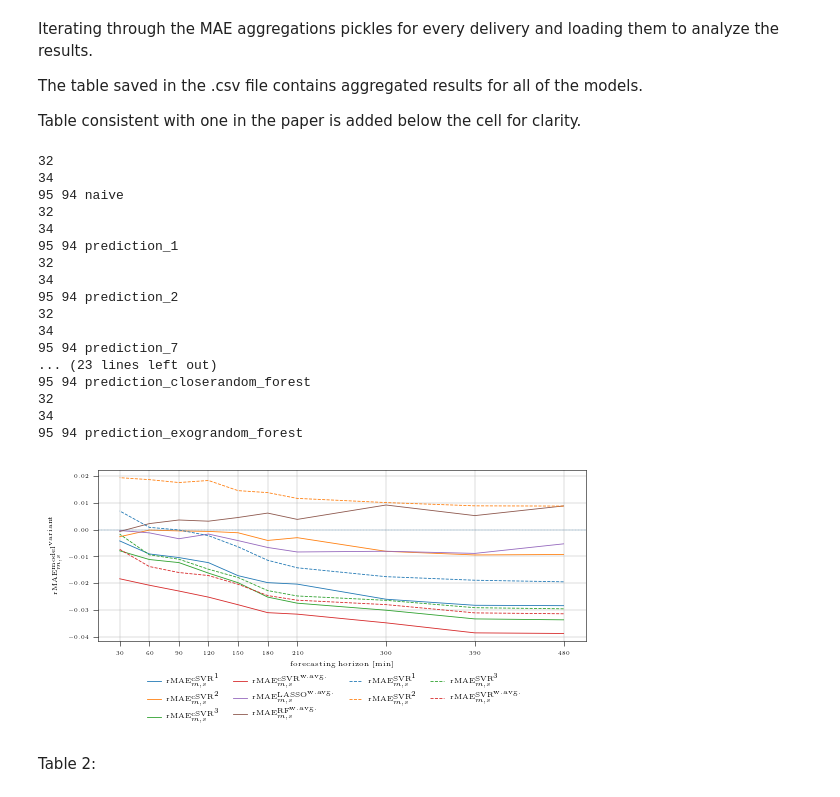
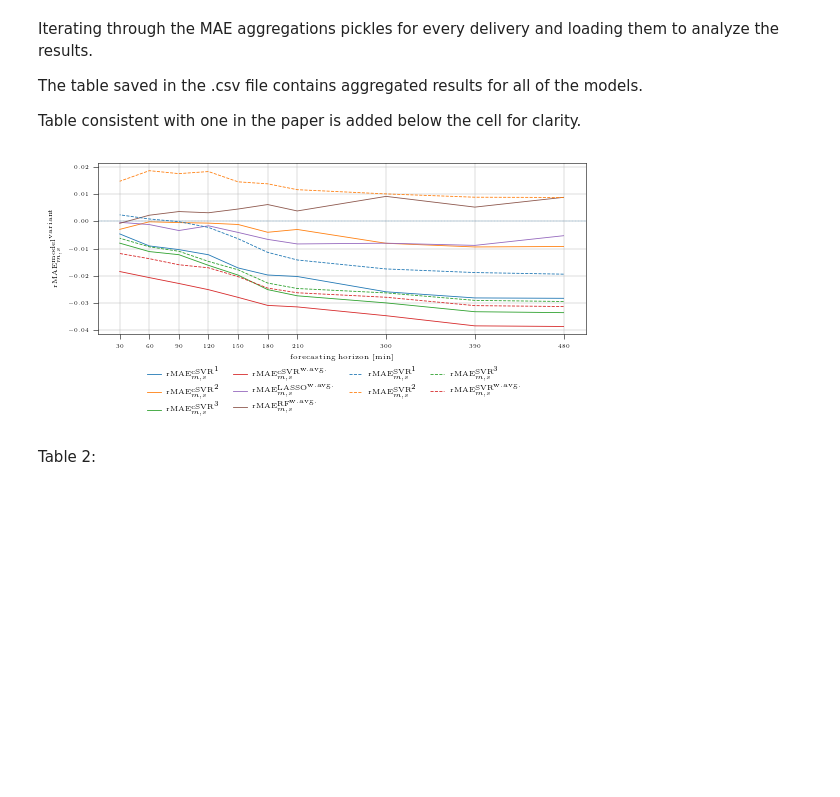
Before and after one commit to pucandrzej/Corrected_Support_Vector_Regression_for_intraday, a Jupyter notebook: paper_figures_reproduction.ipynb, the cells around one changed output. Saved outputs shown, nothing was run; the diff lists cells and outputs as text; code cells hidden in the pictures; blank space fills up the shorter version.

```diff
--- a/paper_figures_reproduction.ipynb
+++ b/paper_figures_reproduction.ipynb
@@ -264,13 +263,8 @@ The table saved in the .csv file contains aggregated results for all of the mode
 
 Table consistent with one in the paper is added below the cell for clarity.
 # %%
-# load the percentile results
-results_dir = "Forecasting/RESULTS/DEVEL_RESULTS_l"
-results_dirs = os.listdir(results_dir)
-
-deliveries = np.unique(
-    [int(dir_name.split("_427_")[1].split("_")[0]) for dir_name in results_dirs]
-)
+# load the MAE and QAPE results
+deliveries = np.arange(96)
 
 quantile_mae_results = {}
 
@@ -280,7 +274,7 @@ for measure_type in ["avg", "quantile_0.5", "quantile_0.25", "quantile_0.75"]:
         try:
             mae_results_delivery = pickle.load(
                 open(
-                    f"Forecasting/RESULTS/MAE_ANALYSIS_FINAL/{measure_type}_mae_results_60_{delivery}.pickle",
+                    f"Forecasting/RESULTS/cSVR_SVR_LASSO_RF_MAE_ANALYSIS/{measure_type}_mae_results_60_{delivery}.pickle",
                     "rb",
                 )
             )
@@ -289,6 +283,7 @@ for measure_type in ["avg", "quantile_0.5", "quantile_0.25", "quantile_0.75"]:
             print(err)
             print(f"delivery {delivery} not found")
 
+# !NOTE! additional (vanilla SVR) forecasts were performed and analyzed in the process of paper revision: due to their limited scope we store their results in a separate directory
 quantile_mae_results_complete_svr = {}
 
 for measure_type in ["avg", "quantile_0.5", "quantile_0.25", "quantile_0.75"]:
@@ -377,21 +372,23 @@ for var_set in [11]:  # variables sets numbers to analyse
                             > 0
                         ):
                             trade_times.append(trad)
-                    trade_time = trade_times[time_to_delivery]
-                    if (
-                        len(quantile_mae_results["avg"][delivery][horizon][trade_time])
-                        > 0
-                        and "naive"
-                        in quantile_mae_results["avg"][delivery][horizon][
-                            trade_time
-                        ].keys()
-                    ):  # TODO why is naive not in some of the configs for horizon 30? two of them to be exact; 32 and 34; check after recalc
-                        results[horizon] += quantile_mae_results["avg"][delivery][
-                            horizon
-                        ][trade_time][forecast_technique]
-                        counter_dict[horizon] += 1
-                    else:
-                        print(delivery)
+                    if len(trade_times) > 0:
+                        trade_time = trade_times[time_to_delivery]
+
+                        if (
+                            len(quantile_mae_results["avg"][delivery][horizon][trade_time])
+                            > 0
+                            and "naive"
+                            in quantile_mae_results["avg"][delivery][horizon][
+                                trade_time
+                            ].keys()
+                        ):
+                            results[horizon] += quantile_mae_results["avg"][delivery][
+                                horizon
+                            ][trade_time][forecast_technique]
+                            counter_dict[horizon] += 1
+                        else:
+                            print(delivery)
                 else:  # check whether a missing forecast for this horizon and delivery combination is expected (due to less than required len of trajectory history)
                     if (2 * (20 + horizon) + 60) / 60 < 8 + delivery * 15 / 60:
                         print(
@@ -408,7 +405,9 @@ for var_set in [11]:  # variables sets numbers to analyse
             else:
                 results_plot.append(results[horizon] / counter_dict[horizon])
 
-        if forecast_technique != "naive":
+        if forecast_technique == "naive":
+            naive_results = results_plot
+        else:
             if forecast_technique in list(latex_kernel_names_map.keys()):
                 ax.plot(
                     [480, 390, 300, 210, 180, 150, 120, 90, 60, 30],
@@ -432,9 +431,6 @@ for var_set in [11]:  # variables sets numbers to analyse
                     )
                 ]
 
-        else:
-            naive_results = results_plot
-
         if forecast_technique == "prediction_32lasso":
             lasso_avg_mae = results_plot
 
@@ -445,7 +441,7 @@ for var_set in [11]:  # variables sets numbers to analyse
         for delivery in quantile_mae_results_complete_svr["avg"].keys():
             for horizon in [480, 390, 300, 210, 180, 150, 120, 90, 60, 30]:
                 if horizon in quantile_mae_results_complete_svr["avg"][delivery].keys():
-                    if not (horizon in results.keys()):
+                    if horizon not in results.keys():
                         results[horizon] = 0
                         counter_dict[horizon] = 0
                     # choose the trade time
@@ -508,51 +504,34 @@ for var_set in [11]:  # variables sets numbers to analyse
             np.mean(
                 (np.array(results_plot) - np.array(naive_results))
                 / np.array(naive_results)
             )
         ]
 
         if forecast_technique == "prediction_32lasso":
             lasso_avg_mae = results_plot
 
 ax.axhline(0, ls="--", lw=0.2)
 ax.set_xlabel("forecasting horizon [min]")
 # ax.set_ylabel("avg. $(MAE_{model} - MAE_{naive})/MAE_{naive}$")
 ax.set_ylabel("$\mathrm{rMAE}^{\mathrm{model}^\mathrm{variant}}_{m,s}$")
 fig.legend(
     loc="outside lower center",
     ncol=4,
     frameon=False,
     fontsize=5,
     bbox_to_anchor=(0.5, -0.15),
 )
 
 ax.set_xticks([480, 390, 300, 210, 180, 150, 120, 90, 60, 30])
 ax.grid(visible=True, linewidth=0.3)
 
 fig.autofmt_xdate(rotation=0, ha="center")
 # fig.subplots_adjust(bottom=0.3) # or whatever
 plt.savefig("Paper_Figures/relative_MAE_all_models.pdf", bbox_inches="tight")
 
 avgs_table.to_csv("Paper_Tables/relative_mae_table.csv")
 # %% [output]
-32
-34
-95 94 naive
-32
-34
-95 94 prediction_1
-32
-34
-95 94 prediction_2
-32
-34
-95 94 prediction_7
-... (23 lines left out)
-95 94 prediction_closerandom_forest
-32
-34
-95 94 prediction_exograndom_forest
-[figure, old version]
+[figure, new version]
 # %% [markdown]
 Table 2:
 # %%
```
Also changed, not shown: parts of 11 cells of this notebook, 20 other files.
